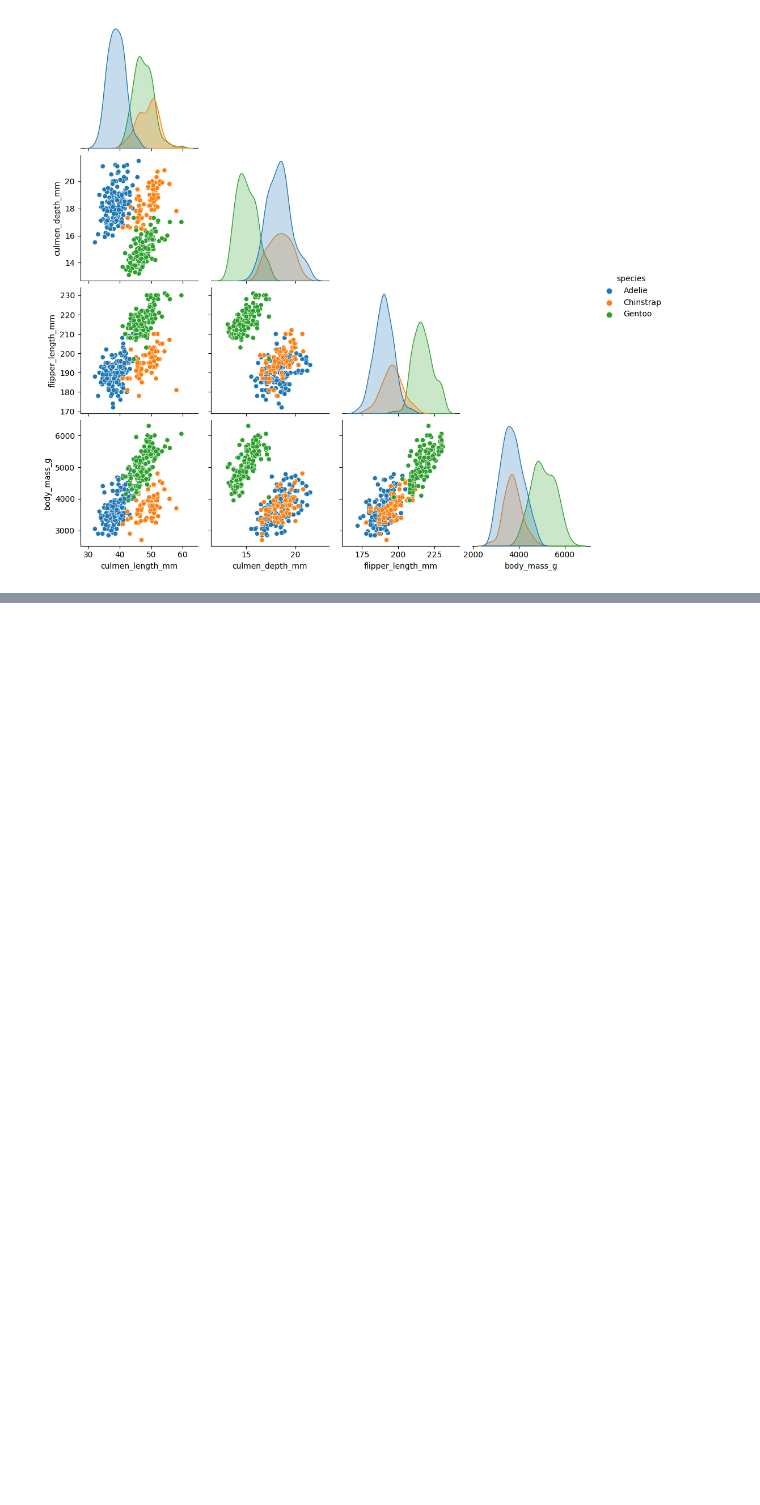
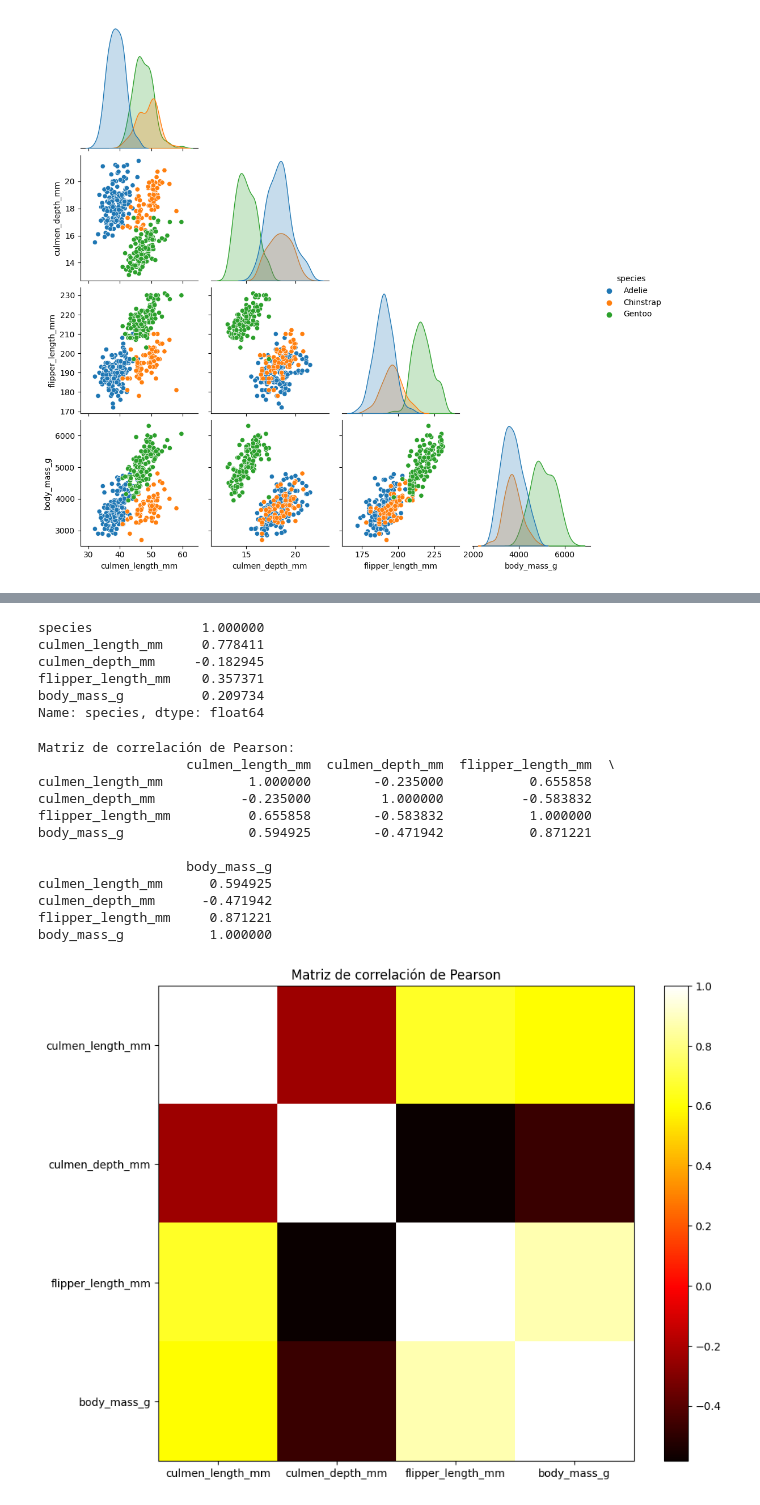
Before and after one commit to FersLeon/Pr-ctica-3.3-AyVD-, a Jupyter notebook: Práctica3_3_AyVD.ipynb, the cells around one changed output, grey strips where cells are left out. Saved outputs shown, nothing was run; the diff lists cells and outputs as text; code cells hidden in the pictures; blank space fills up the shorter version.

Commit message:
Coeficiente de Pearson

```diff
--- a/Práctica3_3_AyVD.ipynb
+++ b/Práctica3_3_AyVD.ipynb
@@ -17,7 +19,7 @@ drive.mount('/content/drive')
 Mounted at /content/drive
 # %%
 import pandas as pd
-datos = pd.read_csv('/content/drive/MyDrive/penguins_size.csv')
+datos = pd.read_csv('/content/drive/MyDrive/Praticas/penguins_size.csv')
 datos.head(5)
 # %% [output]
 |  | species | island | culmen_length_mm | culmen_depth_mm | flipper_length_mm | body_mass_g | sex |
@@ -152,0 +198,50 @@ sns.pairplot(datos, hue = "species",
+# %%
+#Con librerias
+# Calcular el coeficiente de correlación
+correlation_matrix = datos.corr()
+
+# Obtener la columna 'species' de la matriz de correlación
+correlation_with_species = correlation_matrix['species']
+
+# Imprimir los coeficientes de correlación
+print(correlation_with_species)
+# %% [output]
+species              1.000000
+culmen_length_mm     0.778411
+culmen_depth_mm     -0.182945
+flipper_length_mm    0.357371
+body_mass_g          0.209734
+Name: species, dtype: float64
+# %%
+import numpy as np
+import matplotlib.pyplot as plt
+
+# Obtener la matriz de correlación de Pearson entre las características
+correlation_matrix_pearson = datos[columns_to_compare].corr(method='pearson')
+
+# Mostrar la matriz de correlación como un conjunto de números
+print("Matriz de correlación de Pearson:")
+print(correlation_matrix_pearson)
+
+# Visualizar la matriz de correlación como un gráfico de dispersión
+plt.figure(figsize=(10, 8))
+plt.imshow(correlation_matrix_pearson, cmap='hot', interpolation='nearest')
+plt.colorbar()
+plt.title('Matriz de correlación de Pearson')
+plt.xticks(np.arange(len(columns_to_compare)), columns_to_compare)
+plt.yticks(np.arange(len(columns_to_compare)), columns_to_compare)
+plt.show()
+# %% [output]
+Matriz de correlación de Pearson:
+                   culmen_length_mm  culmen_depth_mm  flipper_length_mm  \
+culmen_length_mm           1.000000        -0.235000           0.655858
+culmen_depth_mm           -0.235000         1.000000          -0.583832
+flipper_length_mm          0.655858        -0.583832           1.000000
+body_mass_g                0.594925        -0.471942           0.871221
+
+                   body_mass_g
+culmen_length_mm      0.594925
+culmen_depth_mm      -0.471942
+flipper_length_mm     0.871221
+body_mass_g           1.000000
+[figure, added]
```
Also changed, not shown: parts of 14 cells of this notebook.
